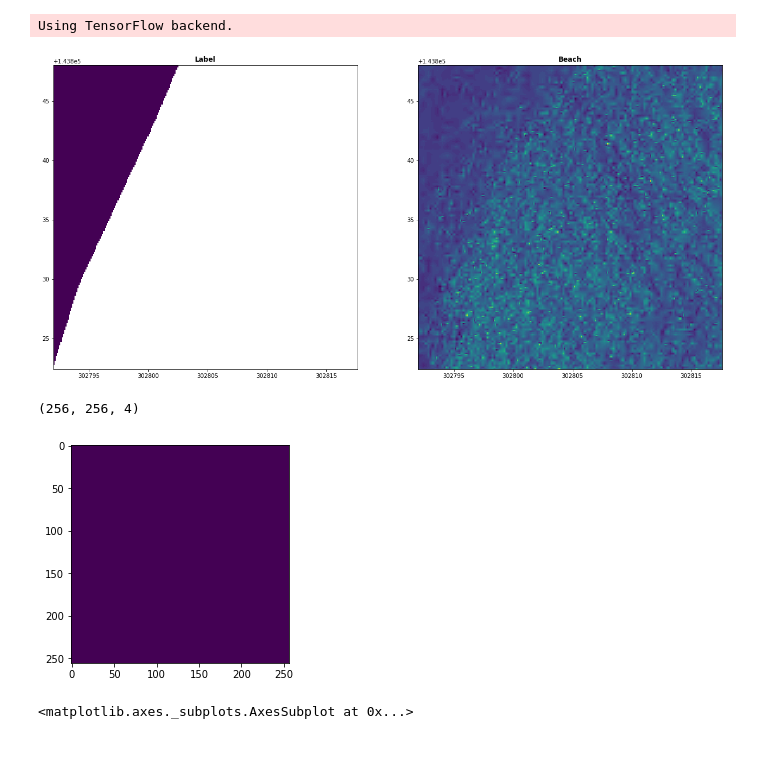
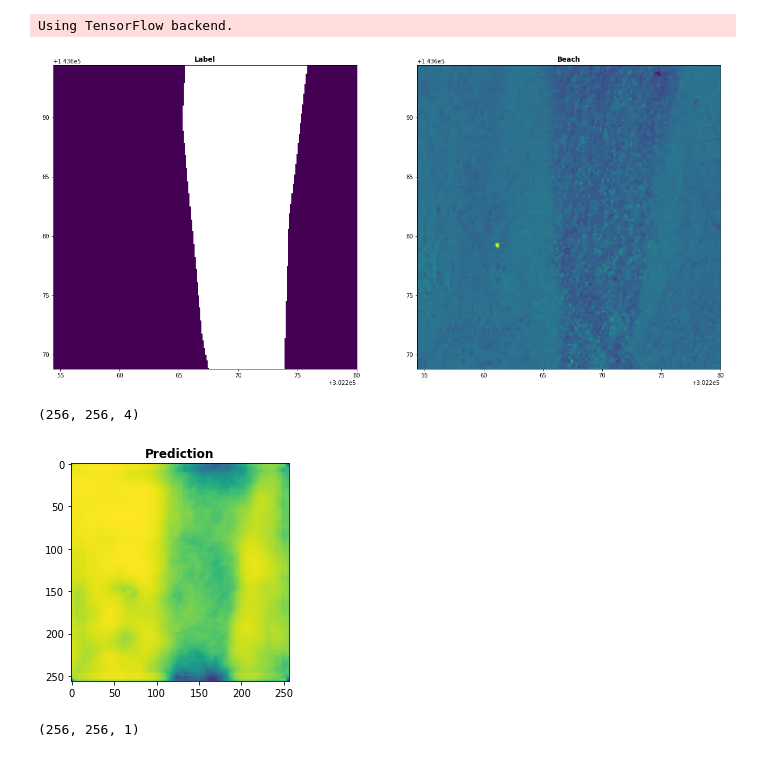
Before and after one commit to ciaranevans/dsa_project, a Jupyter notebook: Model_1_Exploring.ipynb, the cells around one changed output. Saved outputs shown, nothing was run; the diff lists cells and outputs as text; code cells hidden in the pictures.

```diff
--- a/Model_1_Exploring.ipynb
+++ b/Model_1_Exploring.ipynb
@@ -39,22 +36,25 @@ model = load_model("./model_1", custom_objects={'sorensen_dice_coef': sorensen_d
+# %%
+model = load_model('./models/1e-5_subset_2/model')
 # %%
-no =
-image_r = rasterio.open("/Users/ciaran/data/imagery/tifs/blue_anchor/train/images/blue_anchor_"+str(no)+".tif")
-label_r = rasterio.open("/Users/ciaran/data/imagery/tifs/blue_anchor/train/labels/sand/blue_anchor_"+str(no)+".tif")
-image = io.imread("/Users/ciaran/data/imagery/tifs/blue_anchor/train/images/blue_anchor_"+str(no)+".tif")
-label = io.imread("/Users/ciaran/data/imagery/tifs/blue_anchor/train/labels/sand/blue_anchor_"+str(no)+".tif")
+no = 8005
+image_r = rasterio.open("/home/paperspace/ciaran/data/train_normalised/blue_anchor_"+str(no)+".tif")
+label_r = rasterio.open("/home/paperspace/ciaran/data/label/blue_anchor_"+str(no)+".tif")
+image = io.imread("/home/paperspace/ciaran/data/train_normalised/blue_anchor_"+str(no)+".tif")
+label = io.imread("/home/paperspace/ciaran/data/label/blue_anchor_"+str(no)+".tif")
 fig, (axl, axb) = pyplot.subplots(1, 2, figsize=(21,21))
 show(label_r, ax=axl, title="Label")
 show(image_r, ax=axb, title="Beach")
 pyplot.show()
 # %% [output]
-[figure, old version]
+[figure, new version]
 # %%
 image.shape
 # %% [output]
 (256, 256, 4)
 # %%
 stuff = model.predict(x=np.array([image]))
-show(stuff)
+show(stuff[0], title="Prediction")
+stuff[0].shape
 # %% [output]
-[figure, old version]
+[figure, new version]
-<matplotlib.axes._subplots.AxesSubplot at 0x...>
+(256, 256, 1)
```
Also changed, not shown: parts of 1 cell of this notebook, 3 other files.
